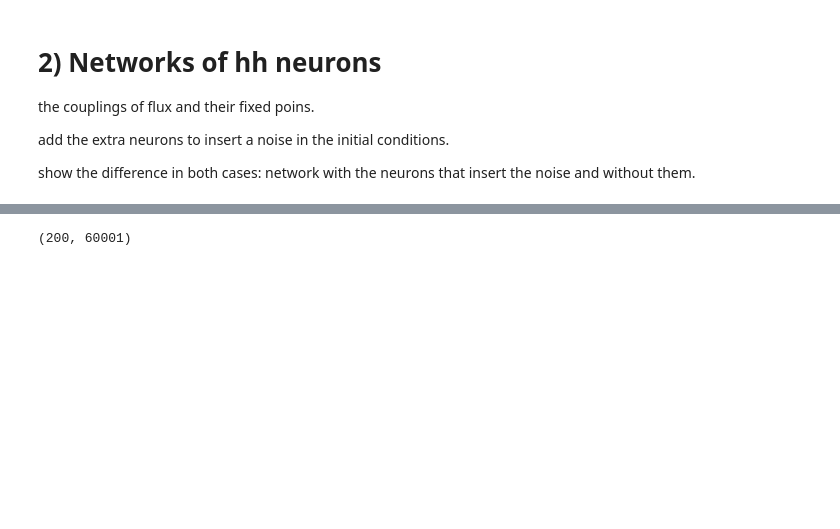
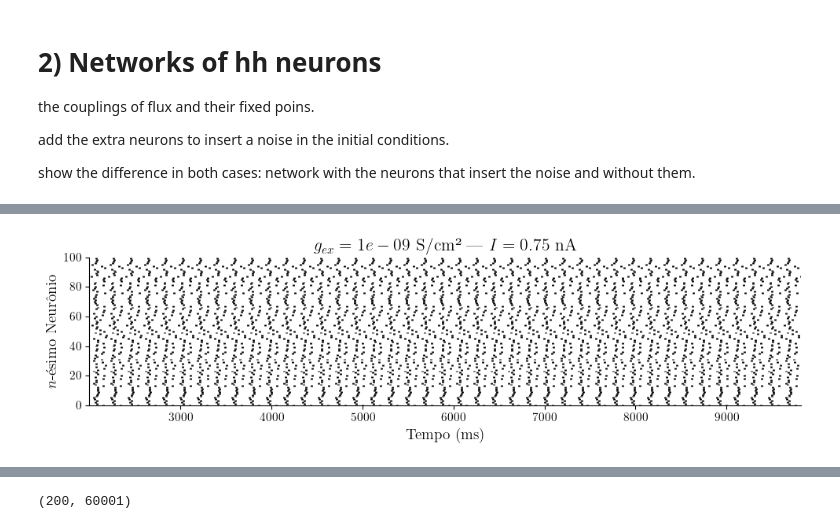
Before and after one commit to FernandoSBorges/chimeras, a Jupyter notebook: notebooks/analises_dissertacao.ipynb, the cells around one changed output, grey strips where cells are left out. Cells and saved outputs as stored; diff of their text form; code cells hidden in the pictures; blank space fills up the shorter version.

```diff
--- a/notebooks/analises_dissertacao.ipynb
+++ b/notebooks/analises_dissertacao.ipynb
@@ -843,0 +734,4 @@ def get_numpy(data):
+# %%
+plotRaster(data4['t_phase'], data4['t_peaks'], data4['simConfig']['gex'], data4['simConfig']['IClamp0']['amp'])
+# %% [output]
+[figure, added]
```
Also changed, not shown: parts of 37 cells of this notebook, 12 other files.
